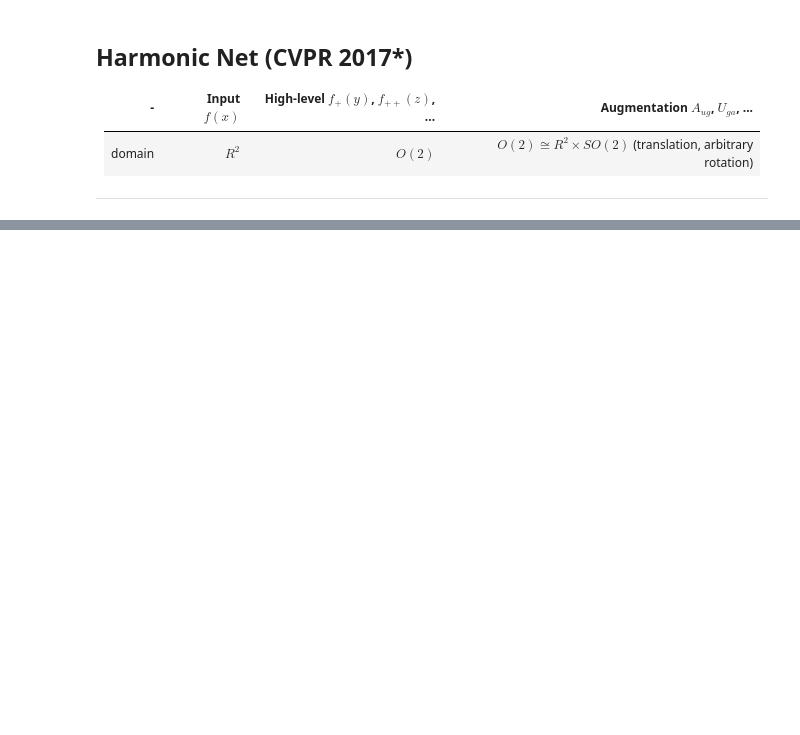
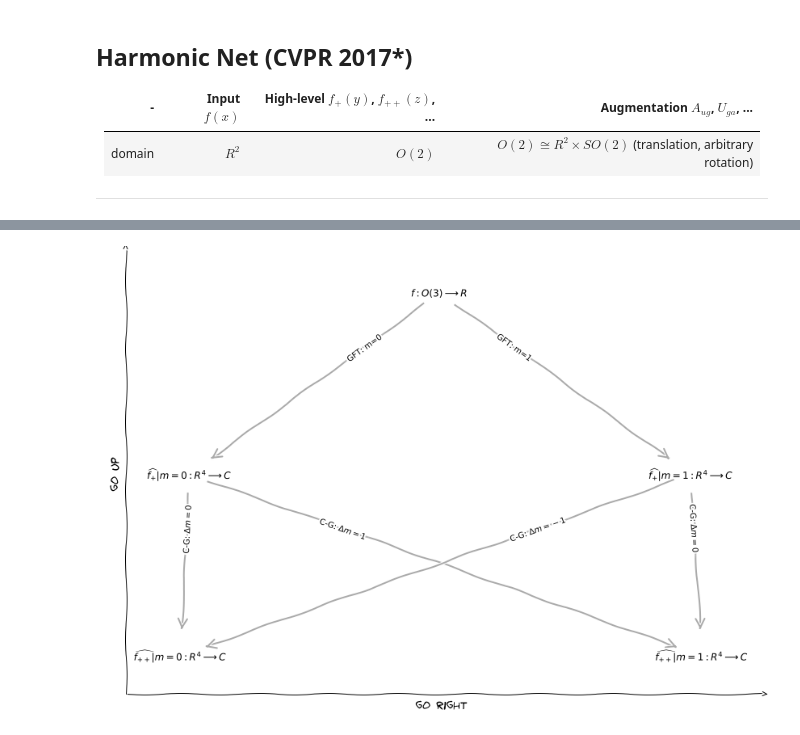
Before and after one commit to tribbloid/convnet-abstraction, a Jupyter notebook: slide/E-spectral.ipynb, the cells around one changed output, grey strips where cells are left out. Cells and saved outputs as stored; diff of their text form; code cells hidden in the pictures; blank space fills up the shorter version.

```diff
--- a/slide/E-spectral.ipynb
+++ b/slide/E-spectral.ipynb
@@ -259,0 +349,37 @@ Instead ...
+# %%
+g = nx.DiGraph(directed=True)
+
+tail = "$f: O(3) \longrightarrow R$"
+
+angles = [0, 1]
+
+def repr(r: int) -> str:
+    if r > 0:
+        return f"{str(r)}"
+    else:
+        return f"{str(r)}"
+
+sub = "+"
+subPlus = ""
+
+def getNode(sub, i):
+    return f"$\widehat{{f_{{{sub}}}}} | m={repr(i)}: R^4 \longrightarrow C$"
+
+for i in angles:
+    node = getNode(sub, i)
+    g.add_edge(tail, node, text=f"GFT: m=${repr(i)}$")
+
+for epoch in range(1, 2):
+    subPlus = f"{sub}+"
+    for i in angles:
+        for j in angles:
+            prev = getNode(sub, i)
+            node = getNode(subPlus, j)
+            g.add_edge(prev, node, text=f"C-G: $\Delta m={repr(j - i)}$")
+    sub = subPlus
+
+drawGraph(g, font='humor sans', label_pos=0.7)
+
+plt.show()
+# %% [output]
+[figure, added]
```
Also changed, not shown: parts of 12 cells of this notebook, 6 other files.
